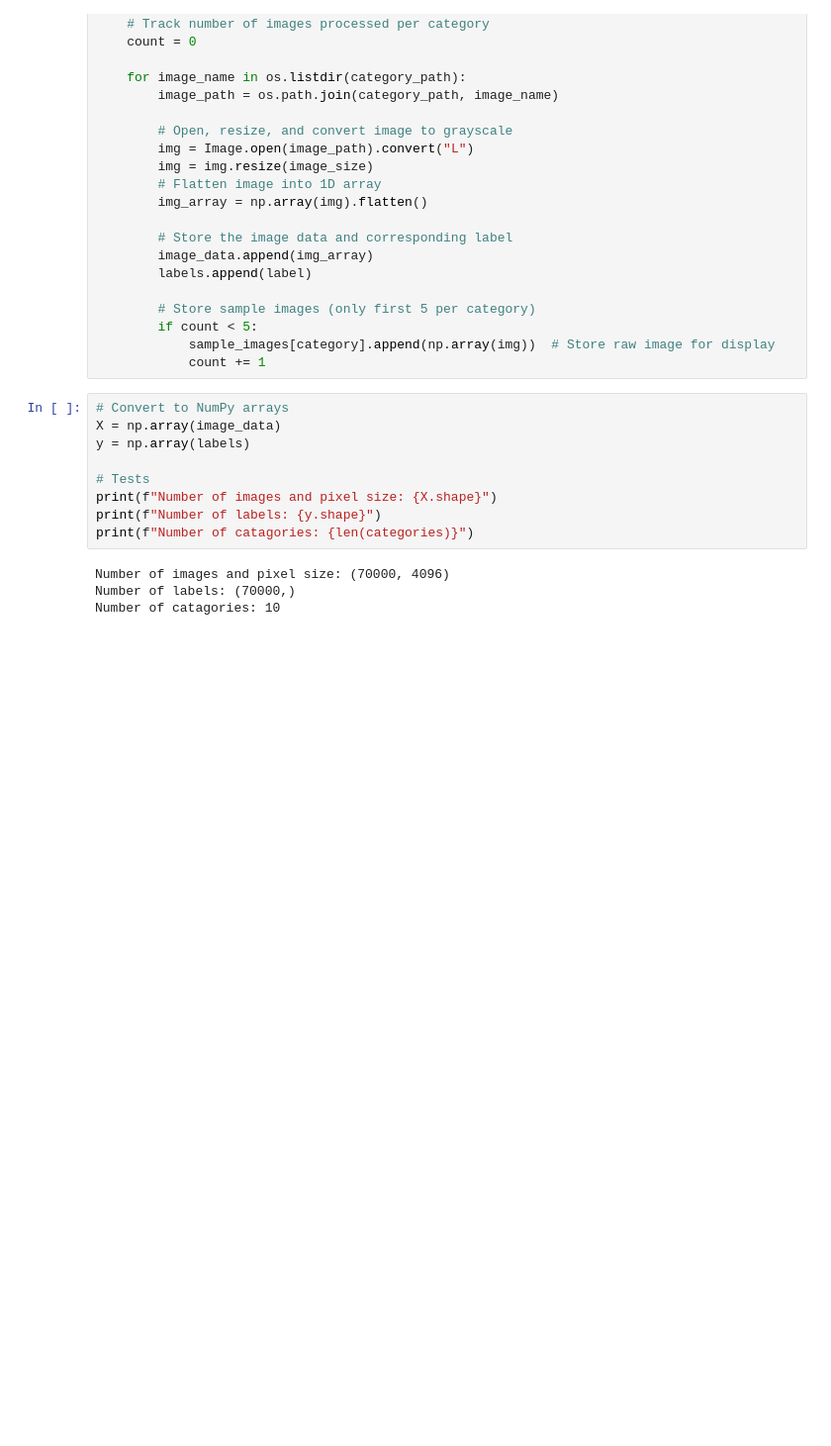
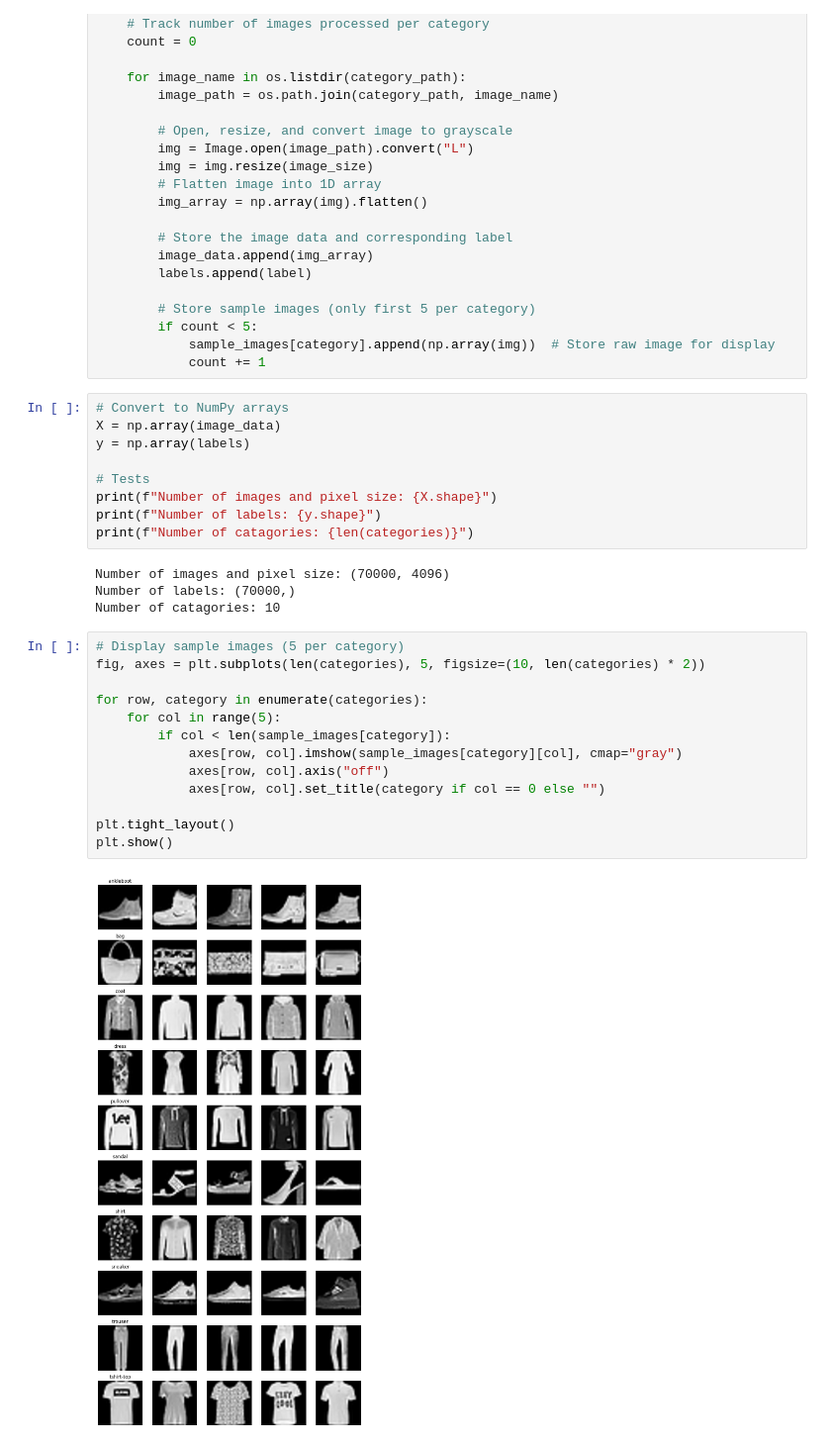
Before and after one commit to Cpgeragh/gesture_based_ui_project, a Jupyter notebook: fashion_distinguisher.ipynb, the cells around one changed output. Shown: that part at 99% size. Drawn from its saved outputs; the diff is of its cells as text; blank space fills up the shorter version.

```diff
--- a/fashion_distinguisher.ipynb
+++ b/fashion_distinguisher.ipynb
@@ -60,3 +60,18 @@ print(f"Number of catagories: {len(categories)}")
 Number of images and pixel size: (70000, 4096)
 Number of labels: (70000,)
 Number of catagories: 10
+# %%
+# Display sample images (5 per category)
+fig, axes = plt.subplots(len(categories), 5, figsize=(10, len(categories) * 2))
+
+for row, category in enumerate(categories):
+    for col in range(5):
+        if col < len(sample_images[category]):
+            axes[row, col].imshow(sample_images[category][col], cmap="gray")
+            axes[row, col].axis("off")
+            axes[row, col].set_title(category if col == 0 else "")
+
+plt.tight_layout()
+plt.show()
+# %% [output]
+[figure, added]
```
